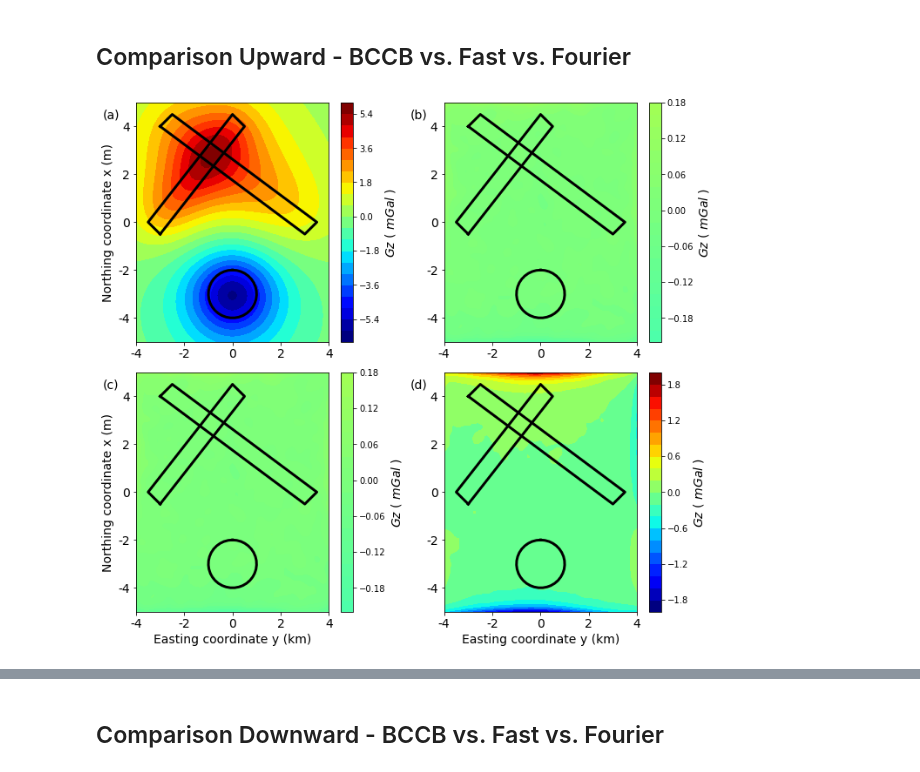
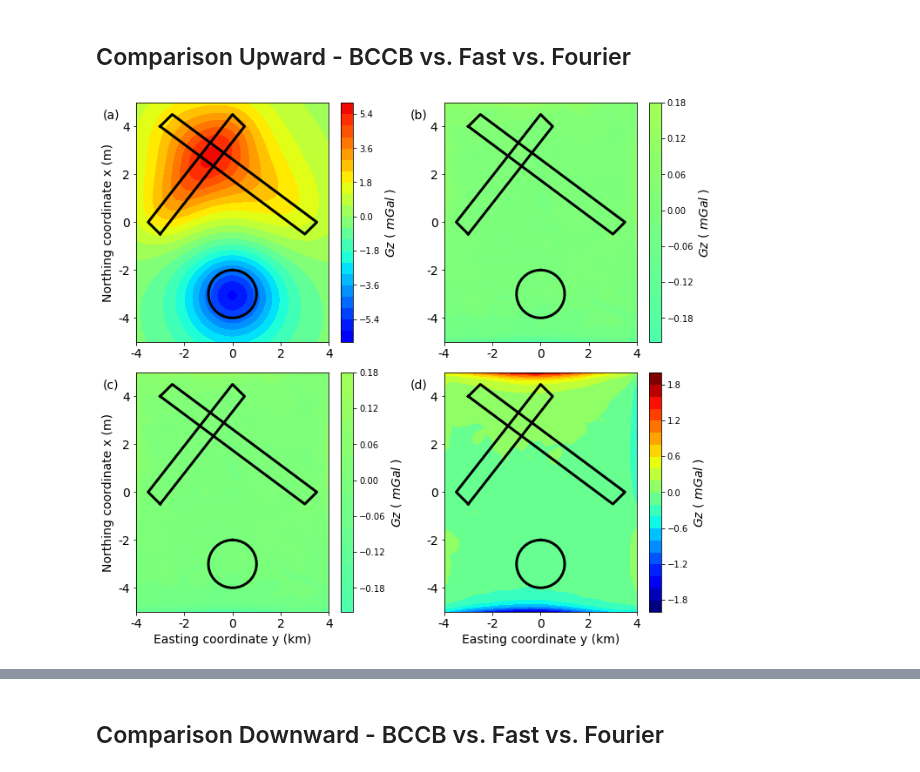
Before and after one commit to pinga-lab/Eq_Layer-Toeplitz, a Jupyter notebook: code/Upward_Downward_med.ipynb, the cells around one changed output, grey strips where cells are left out. Cells and saved outputs as stored; diff of their text form; code cells hidden in the pictures.

```diff
--- a/code/Upward_Downward_med.ipynb
+++ b/code/Upward_Downward_med.ipynb
@@ -282,7 +284,8 @@ scale_min = np.min([delta_gz_bccb_up, delta_gz_up, delta_gz_fourier_up])
 
 plt.subplot(221)
 plt.title('(a)', y=0.91, x=-0.13, fontsize=14)
-plt.tricontourf(yi,xi,dobs_up,22,cmap='jet', vmin = np.min(dobs_up), vmax = np.max(dobs_up))
+plt.tricontourf(yi,xi,dobs_up,22,cmap='jet',
+                vmin=synthetic_gz['gz_min'],vmax=synthetic_gz['gz_max'])
 plt.plot(x_p,y_p,color="k", linewidth=3)
 plt.plot(x_p2,y_p2,color="k", linewidth=3)
 plt.plot(y, x, color="k", linewidth=3)
@@ -324,34 +327,34 @@ cb = plt.colorbar(shrink=1)
 #plt.axis('scaled')
 cb.set_label('$Gz$ ( $mGal$ )', rotation=90, fontsize=14)
 plt.xlim(np.min(yi),np.max(yi))
 plt.ylim(np.min(xi),np.max(xi))
 plt.xticks(fontsize=14)
 plt.yticks(fontsize=14)
 plt.xlabel('Easting coordinate y (km)', fontsize=14)
 plt.ylabel('Northing coordinate x (m)', fontsize=14)
 mpl.m2km()
 
 plt.subplot(224)
 plt.title('(d)', y=0.91, x=-0.13, fontsize=14)
 plt.tricontourf(yi,xi,delta_gz_fourier_up,22,cmap='jet', vmin = scale_min, vmax = scale_max)
 plt.plot(x_p,y_p,color="k", linewidth=3)
 plt.plot(x_p2,y_p2,color="k", linewidth=3)
 plt.plot(y, x, color="k", linewidth=3)
 cb = plt.colorbar(shrink=1)
 #plt.axis('scaled')
 cb.set_label('$Gz$ ( $mGal$ )', rotation=90, fontsize=14)
 plt.xlim(np.min(yi),np.max(yi))
 plt.ylim(np.min(xi),np.max(xi))
 plt.xticks(fontsize=14)
 plt.yticks(fontsize=14)
 plt.xlabel('Easting coordinate y (km)', fontsize=14)
 #plt.ylabel('Northing coordinate x (m)', fontsize=14)
 mpl.m2km()
 
 plt.tight_layout(True)
 plt.savefig('../manuscript/Fig/upward_fourier_med.png', dpi=300)
 # %% [output]
-[figure, old version]
+[figure, new version]
 # %%
 print np.std(delta_gz_bccb_up)
 print np.std(delta_gz_up)
```
Also changed, not shown: parts of 10 cells of this notebook, 14 other files.
